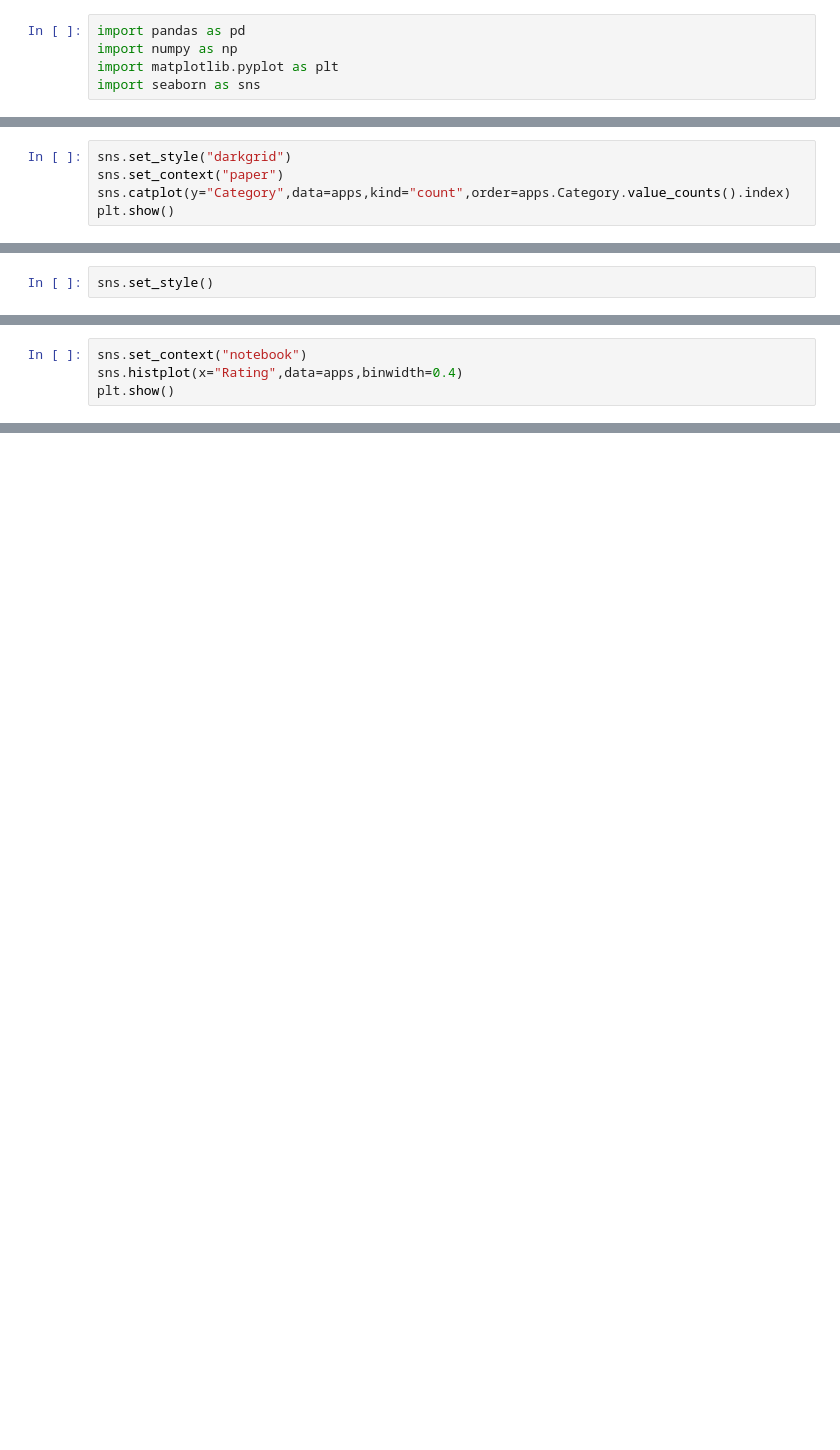
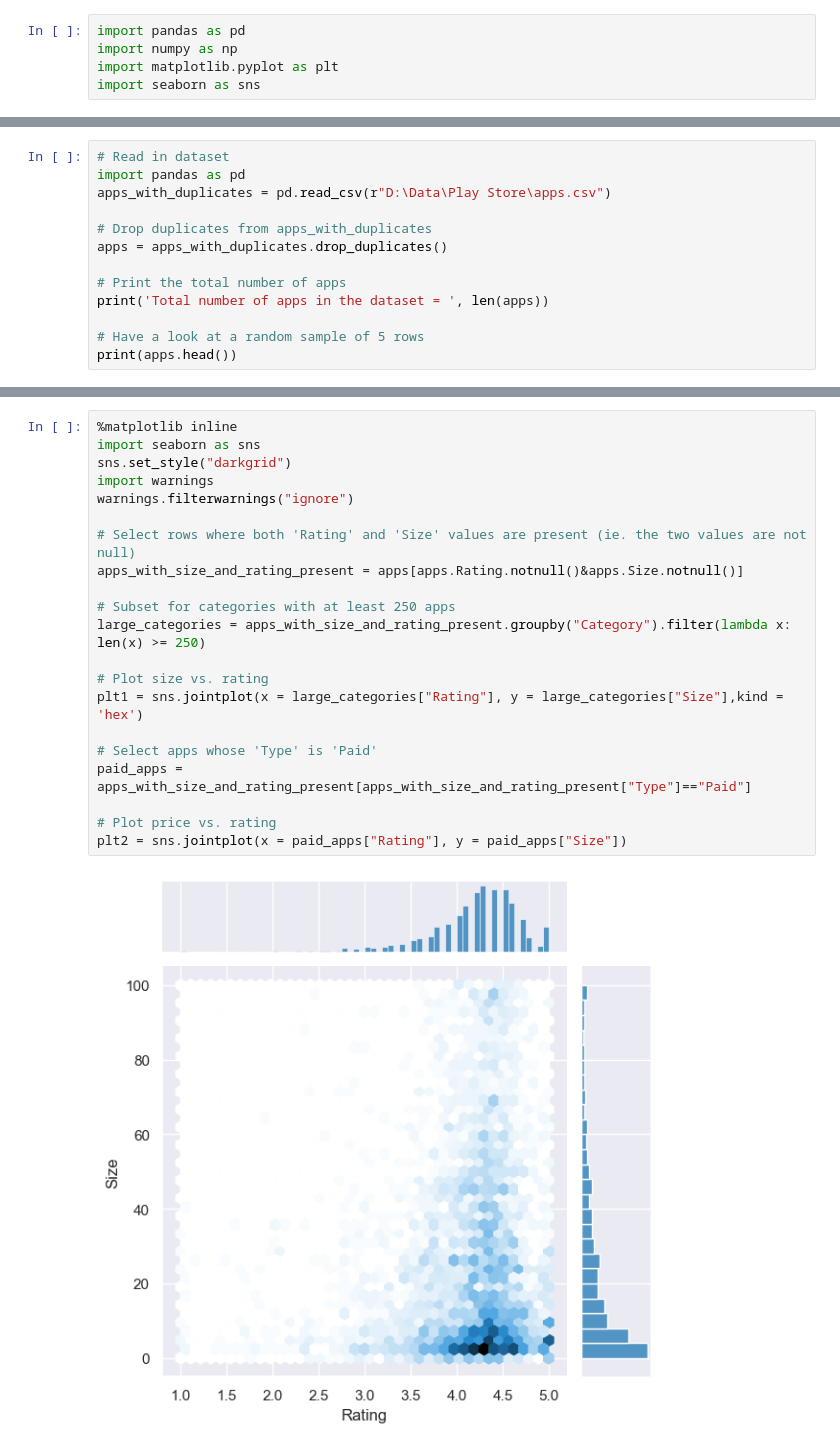
Before and after one commit to nevracorapsiz/Play-Store-Apps-Analysis, a Jupyter notebook: Play_Store_Apps_Analysis.ipynb, the cells around one changed output, grey strips where cells are left out. Drawn from its saved outputs; the diff is of its cells as text; blank space fills up the shorter version.

```diff
--- a/Play_Store_Apps_Analysis.ipynb
+++ b/Play_Store_Apps_Analysis.ipynb
@@ -319,5 +7,0 @@ Index(['FAMILY', 'GAME', 'TOOLS', 'BUSINESS', 'MEDICAL', 'PRODUCTIVITY',
-# %%
-sns.set_style("darkgrid")
-sns.set_context("paper")
-sns.catplot(y="Category",data=apps,kind="count",order=apps.Category.value_counts().index)
-plt.show()
@@ -326,2 +7,0 @@ plt.show()
-# %%
-sns.set_style()
@@ -389,4 +7,0 @@ Average app rating =  4.189542336669298
-# %%
-sns.set_context("notebook")
-sns.histplot(x="Rating",data=apps,binwidth=0.4)
-plt.show()
@@ -492,0 +8,13 @@ pd.read_csv(r"D:\Data\Play Store\archive\googleplaystore_user_reviews.csv")
+# %%
+# Read in dataset
+import pandas as pd
+apps_with_duplicates = pd.read_csv(r"D:\Data\Play Store\apps.csv")
+
+# Drop duplicates from apps_with_duplicates
+apps = apps_with_duplicates.drop_duplicates()
+
+# Print the total number of apps
+print('Total number of apps in the dataset = ', len(apps))
+
+# Have a look at a random sample of 5 rows
+print(apps.head())
@@ -492,0 +158,23 @@ pd.read_csv(r"D:\Data\Play Store\archive\googleplaystore_user_reviews.csv")
+# %%
+%matplotlib inline
+import seaborn as sns
+sns.set_style("darkgrid")
+import warnings
+warnings.filterwarnings("ignore")
+
+# Select rows where both 'Rating' and 'Size' values are present (ie. the two values are not null)
+apps_with_size_and_rating_present = apps[apps.Rating.notnull()&apps.Size.notnull()]
+
+# Subset for categories with at least 250 apps
+large_categories = apps_with_size_and_rating_present.groupby("Category").filter(lambda x: len(x) >= 250)
+
+# Plot size vs. rating
+plt1 = sns.jointplot(x = large_categories["Rating"], y = large_categories["Size"],kind = 'hex')
+
+# Select apps whose 'Type' is 'Paid'
+paid_apps = apps_with_size_and_rating_present[apps_with_size_and_rating_present["Type"]=="Paid"]
+
+# Plot price vs. rating
+plt2 = sns.jointplot(x = paid_apps["Rating"], y = paid_apps["Size"])
+# %% [output]
+[figure, added]
```
Also changed, not shown: parts of 62 cells of this notebook.
